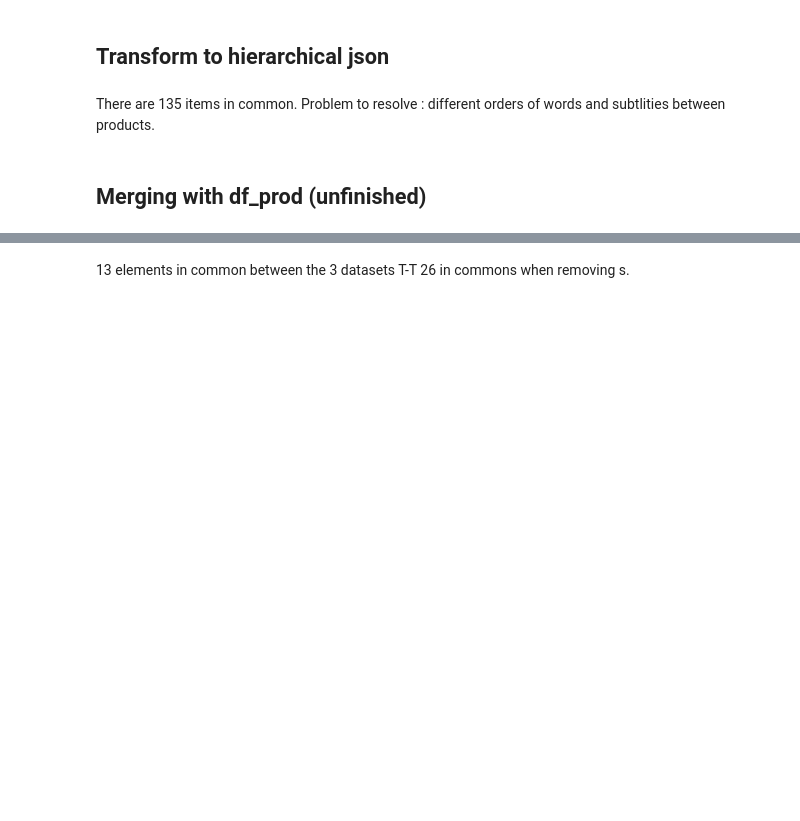
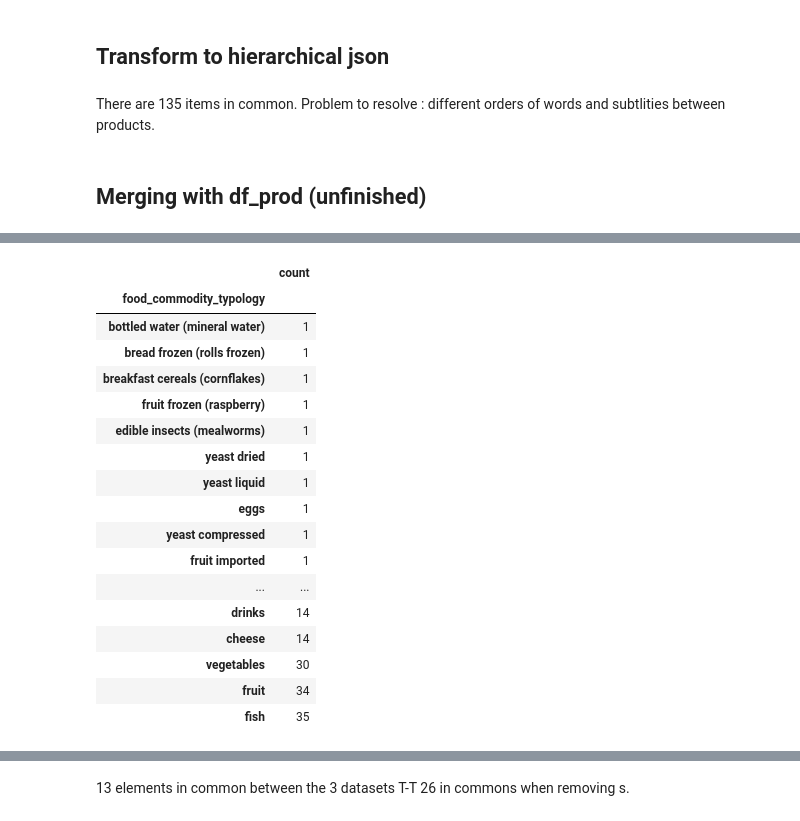
Before and after one commit to com-480-data-visualization/com480-project-colocaviz, a Jupyter notebook: merging_of_dataset.ipynb, the cells around one changed output, grey strips where cells are left out. Saved outputs shown, nothing was run; the diff lists cells and outputs as text; code cells hidden in the pictures; blank space fills up the shorter version.

```diff
--- a/merging_of_dataset.ipynb
+++ b/merging_of_dataset.ipynb
@@ -300,0 +276,21 @@ all_df_merged
+# %%
+pd.DataFrame(df_co2["food_commodity_typology"].value_counts(ascending=True))
+# %% [output]
+|  | count |
+| food_commodity_typology |  |
+| bottled water (mineral water) | 1 |
+| bread frozen (rolls frozen) | 1 |
+| breakfast cereals (cornflakes) | 1 |
+| fruit frozen (raspberry) | 1 |
+| edible insects (mealworms) | 1 |
+| yeast dried | 1 |
+| yeast liquid | 1 |
+| eggs | 1 |
+| yeast compressed | 1 |
+| fruit imported | 1 |
+| ... | ... |
+| drinks | 14 |
+| cheese | 14 |
+| vegetables | 30 |
+| fruit | 34 |
+| fish | 35 |
```
Also changed, not shown: parts of 16 cells of this notebook, 3 other files.
